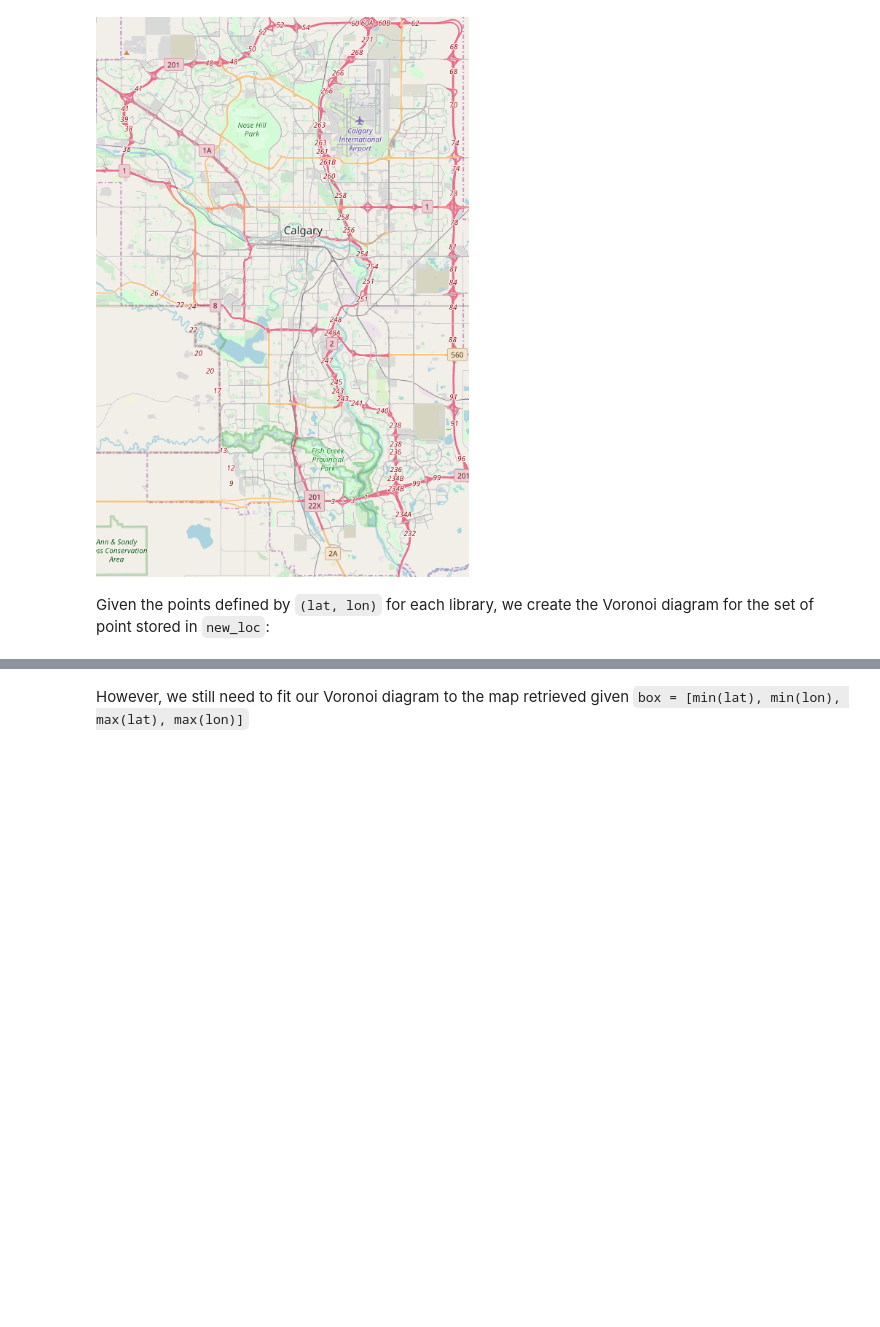
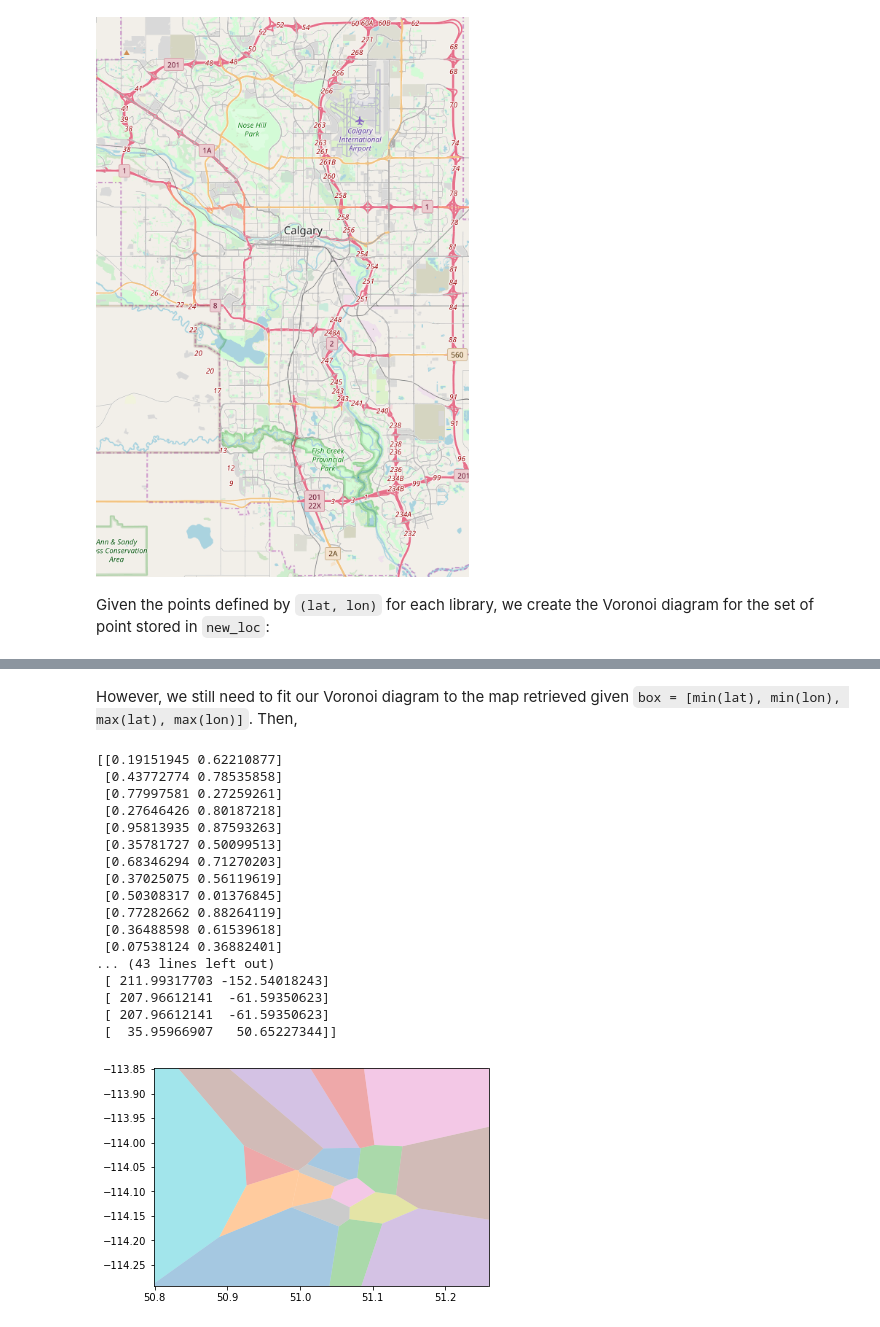
Before and after one commit to ebojeda/trial, a Jupyter notebook: voroni_maps_public_libraries/map_YYClibraries.ipynb, the cells around one changed output, grey strips where cells are left out. Cells and saved outputs as stored; diff of their text form; code cells hidden in the pictures; blank space fills up the shorter version.

```diff
--- a/voroni_maps_public_libraries/map_YYClibraries.ipynb
+++ b/voroni_maps_public_libraries/map_YYClibraries.ipynb
@@ -147,4 +203,4 @@ plt.show()
 # %% [markdown]
-However, we still need to fit our Voronoi diagram to the map retrieved given `box = [min(lat), min(lon), max(lat), max(lon)]`
+However, we still need to fit our Voronoi diagram to the map retrieved given `box = [min(lat), min(lon), max(lat), max(lon)]`. Then,
 # %%
 def voronoi_finite_polygons_2d(vor, radius=None):
@@ -207,3 +265,48 @@ def voronoi_finite_polygons_2d(vor, radius=None):
     return new_regions, np.asarray(new_vertices)
+# %%
+np.random.seed(1234)
+points = np.random.rand(15, 2)
+print(points, type(points))
+
+# compute Voronoi tesselation
+vor = Voronoi(new_loc)
+#vor = Voronoi(points)
+
+# plot
+regions, vertices = voronoi_finite_polygons_2d(vor)
+print ("Regions:")
+print (regions)
+print ("Vertices:")
+print (vertices)
+
+# colorize
+for region in regions:
+    polygon = vertices[region]
+    plt.fill(*zip(*polygon), alpha=0.4)
+
+plt.plot(points[:,0], points[:,1], 'ko')
+plt.xlim(vor.min_bound[0] - 0.1, vor.max_bound[0] + 0.1)
+plt.ylim(vor.min_bound[1] - 0.1, vor.max_bound[1] + 0.1)
+
+plt.show()
+# %% [output]
+[[0.19151945 0.62210877]
+ [0.43772774 0.78535858]
+ [0.77997581 0.27259261]
+ [0.27646426 0.80187218]
+ [0.95813935 0.87593263]
+ [0.35781727 0.50099513]
+ [0.68346294 0.71270203]
+ [0.37025075 0.56119619]
+ [0.50308317 0.01376845]
+ [0.77282662 0.88264119]
+ [0.36488598 0.61539618]
+ [0.07538124 0.36882401]
+... (43 lines left out)
+ [ 211.99317703 -152.54018243]
+ [ 207.96612141  -61.59350623]
+ [ 207.96612141  -61.59350623]
+ [  35.95966907   50.65227344]]
+[figure, added]
 # %%
 regions, vertices = voronoi_finite_polygons_2d(vor)
```
Also changed, not shown: parts of 12 cells of this notebook.
